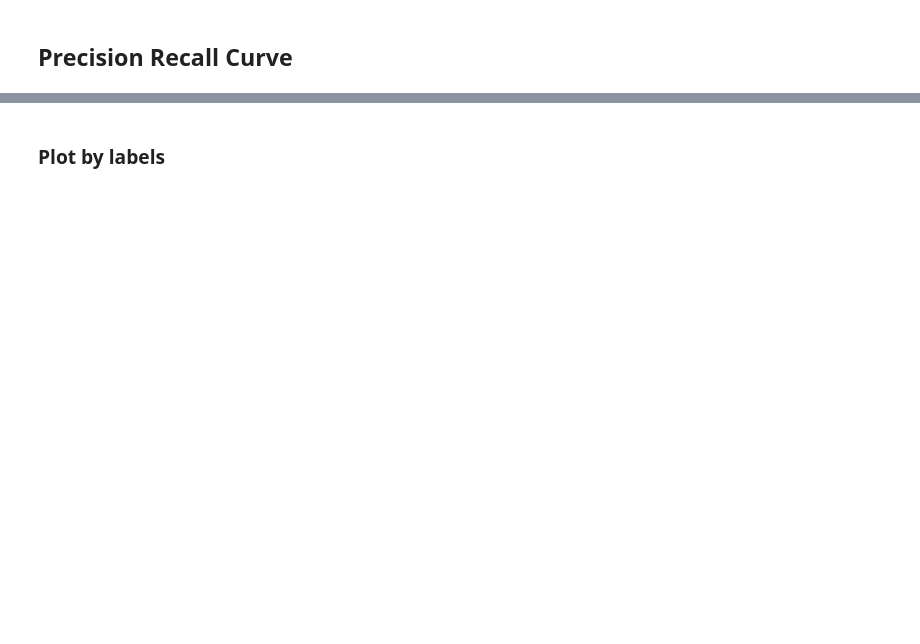
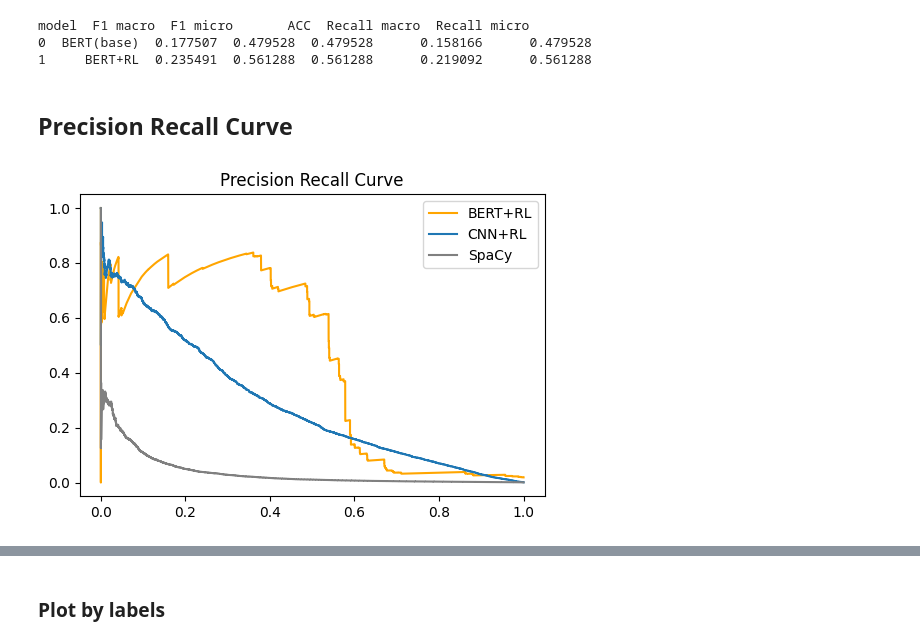
Before and after one commit to Molin-L/RLRC, a Jupyter notebook: Eval.ipynb, the cells around one changed output, grey strips where cells are left out. Saved outputs shown, nothing was run; the diff lists cells and outputs as text; code cells hidden in the pictures; blank space fills up the shorter version.

```diff
--- a/Eval.ipynb
+++ b/Eval.ipynb
@@ -35,3 +21,2 @@ pred_bert = pred_bert.reshape((62084, 53))
 # %%
-bert_ans = np.argmax(pred_bert.reshape((len(test_y_bert), 53)), axis=1)
-pred_bert = pred_bert.reshape((len(test_y_bert), 53))
+bert_ans = np.argmax(pred_bert.reshape((len(bert_true_y), 53)), axis=1)
@@ -53,0 +27,7 @@ NameError: name 'bert_ans' is not defined
+# %%
+from scipy.special import softmax
+soft_pred3 = softmax(pred_bert)
+print(soft_pred3.shape)
+print(pred_bert.shape)
+soft_pred3_base = softmax(pred_bert+0.5*bert_true_y)
+soft_pred3_rl = softmax(pred_bert+1.2*bert_true_y)
@@ -59,4 +89,26 @@ prec2, recall2, _ = precision_recall_curve(test_y[:, 1:].ravel(), pred2[:, 1:].r
+# %%
+def build_df(r1, r2):
+    table_df = pd.DataFrame([r1, r2])
+    print(table_df)
+
+build_df(result1, result2)
+# %% [output]
+model  F1 macro  F1 micro       ACC  Recall macro  Recall micro
+0  BERT(base)  0.177507  0.479528  0.479528      0.158166      0.479528
+1     BERT+RL  0.235491  0.561288  0.561288      0.219092      0.561288
 # %% [markdown]
 ## Precision Recall Curve
+# %%
+plt.figure(dpi=100)
+plt.plot(recall3, prec3, label='BERT+RL', color='orange')
+plt.plot(recall1, prec1, label='CNN+RL')
+plt.plot(recall2, prec2, label='SpaCy', color='grey')
+
+#plt.plot(recall4, prec4, label='BERT(base)')
+plt.legend()
+plt.title('Precision Recall Curve')
+plt.savefig('./out/precision_recall.png')
+# %% [output]
+[figure, added]
 # %%
 plt.figure(dpi=100)
```
Also changed, not shown: parts of 27 cells of this notebook, 17 other files.
